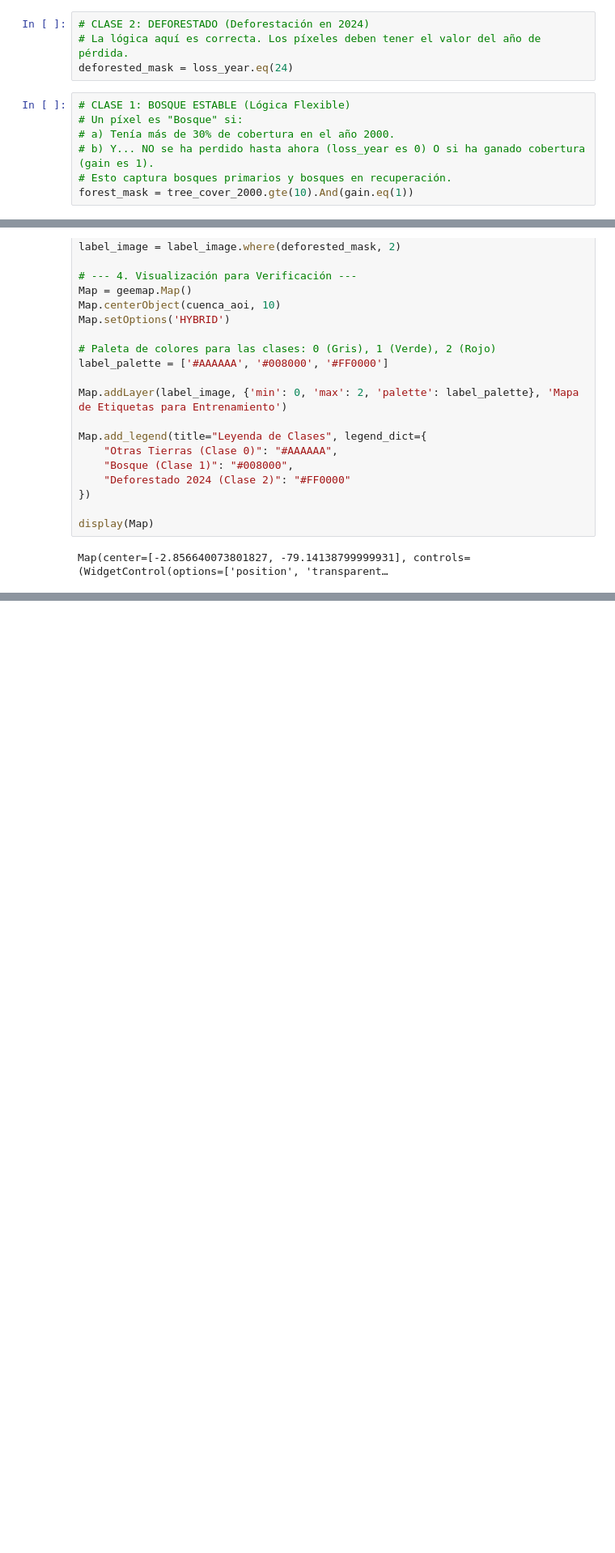
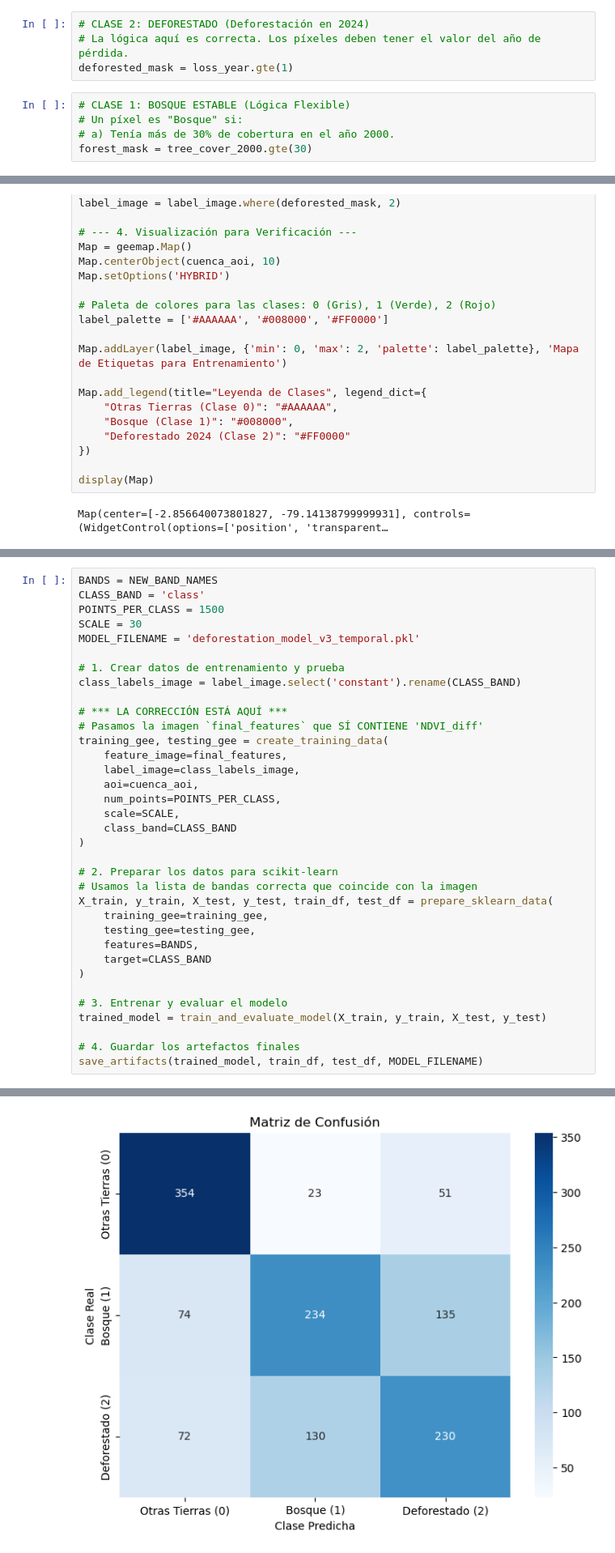
Before and after one commit to sebassil12/scode-geoai-analysis, a Jupyter notebook: ml_project/notebooks/test_geoai.ipynb, the cells around one changed output, grey strips where cells are left out. Shown at 81% size. Drawn from its saved outputs; the diff is of its cells as text; blank space fills up the shorter version.

Commit message:
IMP: change the method for get trained model, added params for analysis

```diff
--- a/ml_project/notebooks/test_geoai.ipynb
+++ b/ml_project/notebooks/test_geoai.ipynb
@@ -51,14 +60,12 @@ gain = hansen_dataset.select(['gain']) # También consideraremos la ganancia de
 # %%
 # CLASE 2: DEFORESTADO (Deforestación en 2024)
 # La lógica aquí es correcta. Los píxeles deben tener el valor del año de pérdida.
-deforested_mask = loss_year.eq(24)
+deforested_mask = loss_year.gte(1)
 # %%
 # CLASE 1: BOSQUE ESTABLE (Lógica Flexible)
 # Un píxel es "Bosque" si:
 # a) Tenía más de 30% de cobertura en el año 2000.
-# b) Y... NO se ha perdido hasta ahora (loss_year es 0) O si ha ganado cobertura (gain es 1).
-# Esto captura bosques primarios y bosques en recuperación.
-forest_mask = tree_cover_2000.gte(10).And(gain.eq(1))
+forest_mask = tree_cover_2000.gte(30)
 # %%
 
 # --- 3. Crear la Imagen de Etiquetas Unificada ---
@@ -255,0 +342,36 @@ Paso 6: ¡PROCESO COMPLETADO! Modelo guardado como 'deforestation_model_v1.pkl'!
+# %%
+BANDS = NEW_BAND_NAMES
+CLASS_BAND = 'class'
+POINTS_PER_CLASS = 1500
+SCALE = 30
+MODEL_FILENAME = 'deforestation_model_v3_temporal.pkl'
+
+# 1. Crear datos de entrenamiento y prueba
+class_labels_image = label_image.select('constant').rename(CLASS_BAND)
+
+# *** LA CORRECCIÓN ESTÁ AQUÍ ***
+# Pasamos la imagen `final_features` que SÍ CONTIENE 'NDVI_diff'
+training_gee, testing_gee = create_training_data(
+    feature_image=final_features,
+    label_image=class_labels_image,
+    aoi=cuenca_aoi,
+    num_points=POINTS_PER_CLASS,
+    scale=SCALE,
+    class_band=CLASS_BAND
+)
+
+# 2. Preparar los datos para scikit-learn
+# Usamos la lista de bandas correcta que coincide con la imagen
+X_train, y_train, X_test, y_test, train_df, test_df = prepare_sklearn_data(
+    training_gee=training_gee,
+    testing_gee=testing_gee,
+    features=BANDS,
+    target=CLASS_BAND
+)
+
+# 3. Entrenar y evaluar el modelo
+trained_model = train_and_evaluate_model(X_train, y_train, X_test, y_test)
+
+# 4. Guardar los artefactos finales
+save_artifacts(trained_model, train_df, test_df, MODEL_FILENAME)
+# %% [output]
@@ -255,0 +395 @@ Paso 6: ¡PROCESO COMPLETADO! Modelo guardado como 'deforestation_model_v1.pkl'!
+[figure, added]
```
Also changed, not shown: parts of 7 cells of this notebook, 6 other files.
